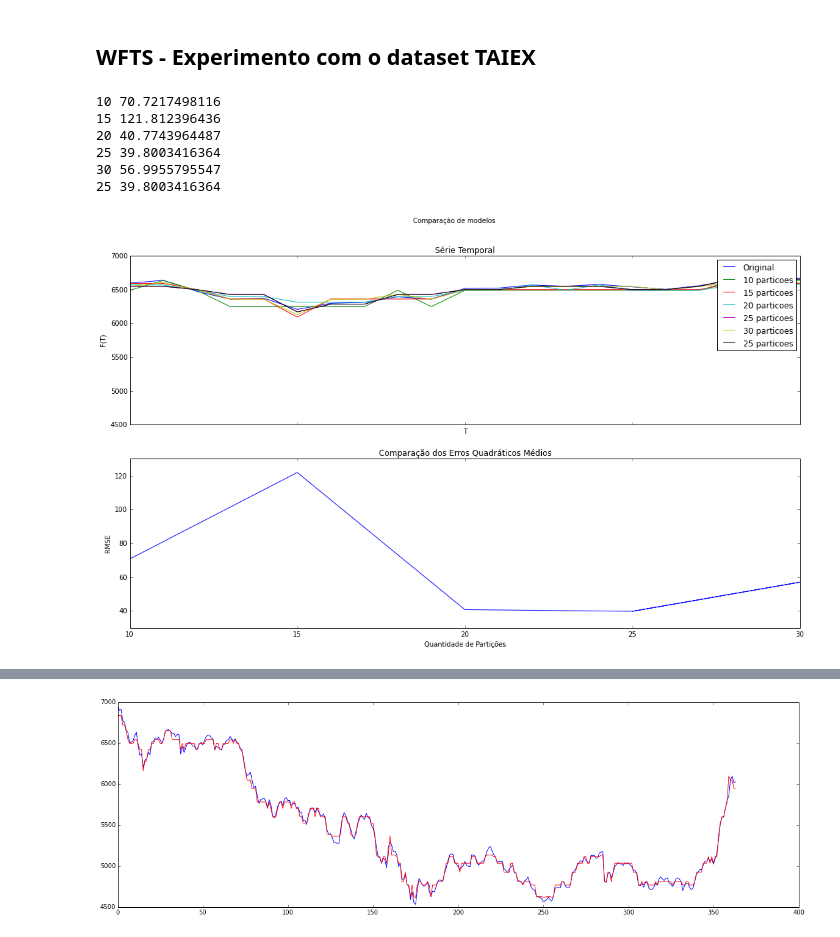
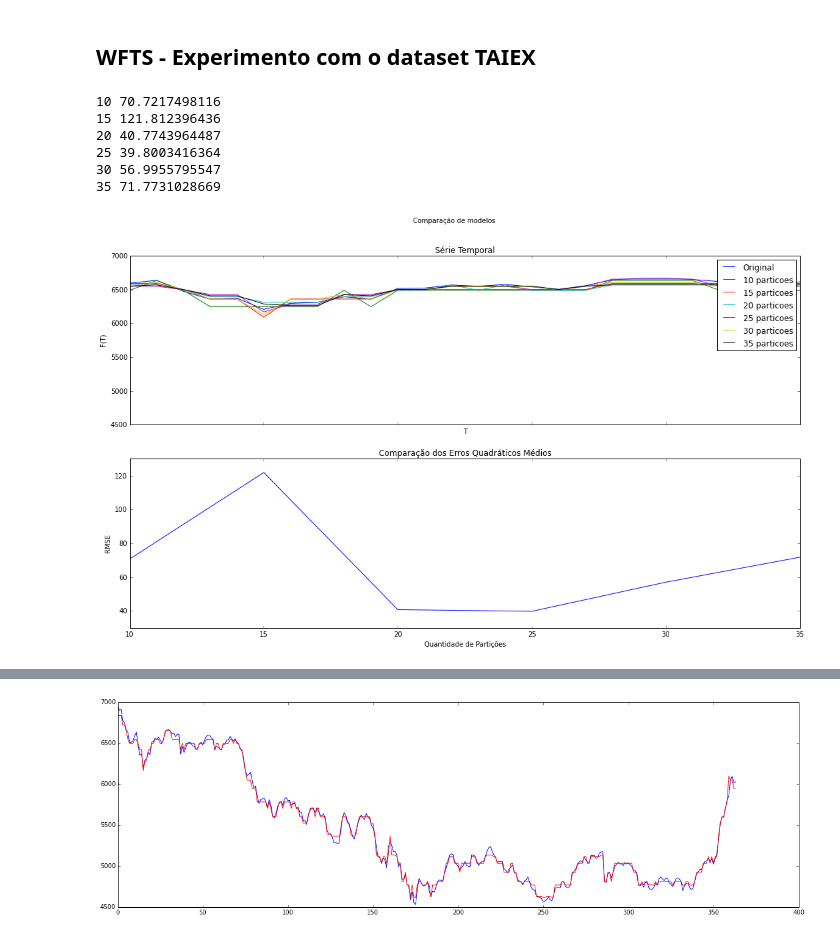
Before and after one commit to petroniocandido/FuzzyTimeSeries, a Jupyter notebook: FTS.ipynb, the cells around one changed output, grey strips where cells are left out. Saved outputs shown, nothing was run; the diff lists cells and outputs as text; code cells hidden in the pictures.

```diff
--- a/FTS.ipynb
+++ b/FTS.ipynb
@@ -474,15 +463,15 @@ wfts1p = wfts1.plot(enrollments["Enrollments"])
 # %% [markdown]
 ## WFTS - Experimento com o dataset TAIEX
 # %%
-wfts2 = SelecaoSimples_MenorRMSE(taiexsample,[10,15,20,25,30,25], WeightedFTS)
+wfts2 = SelecaoSimples_MenorRMSE(taiexsample,[10,15,20,25,30,35], WeightedFTS)
 # %% [output]
 10 70.7217498116
 15 121.812396436
 20 40.7743964487
 25 39.8003416364
 30 56.9955795547
-25 39.8003416364
+35 71.7731028669
-[figure, old version]
+[figure, new version]
 # %%
 print(wfts2)
 # %% [output]
```
Also changed, not shown: parts of 7 cells of this notebook.
